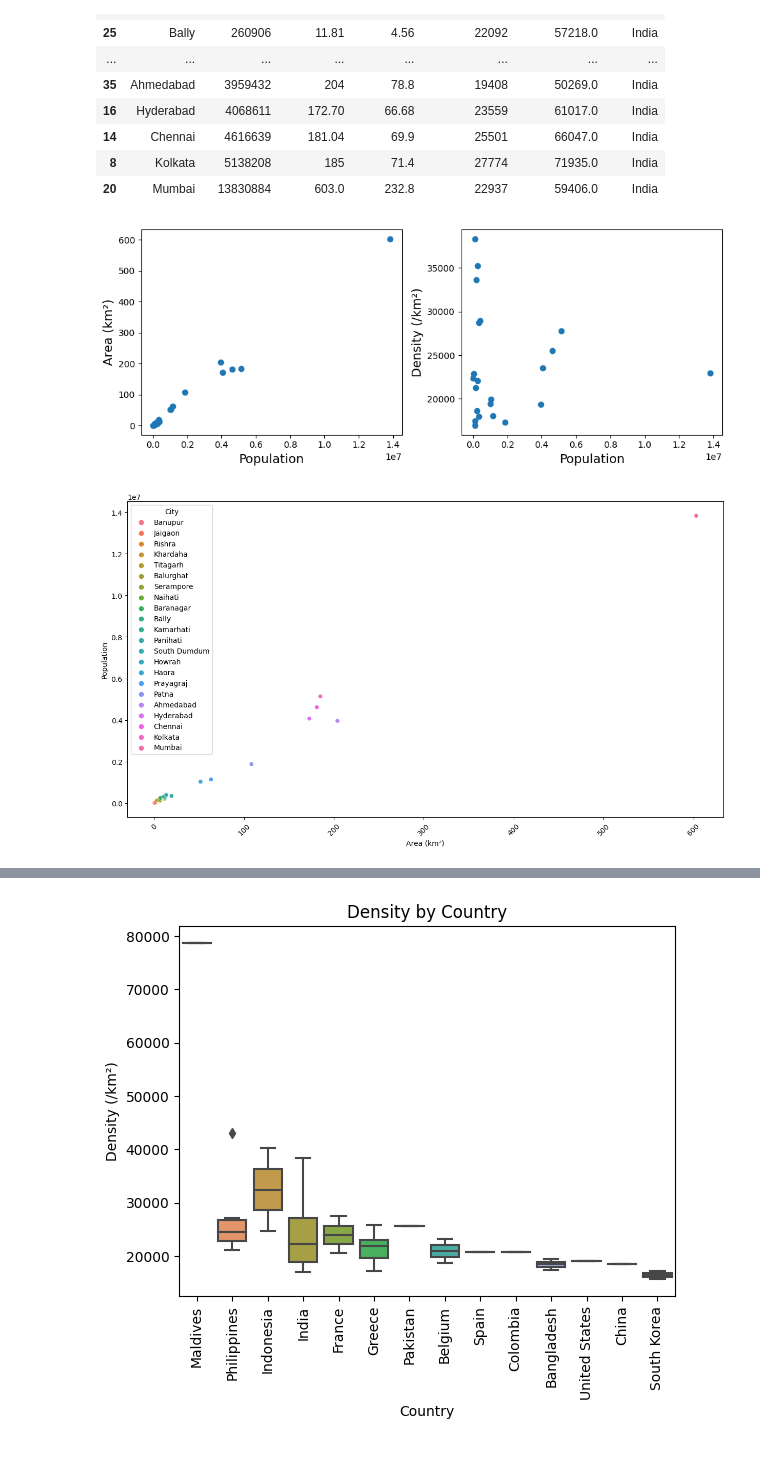
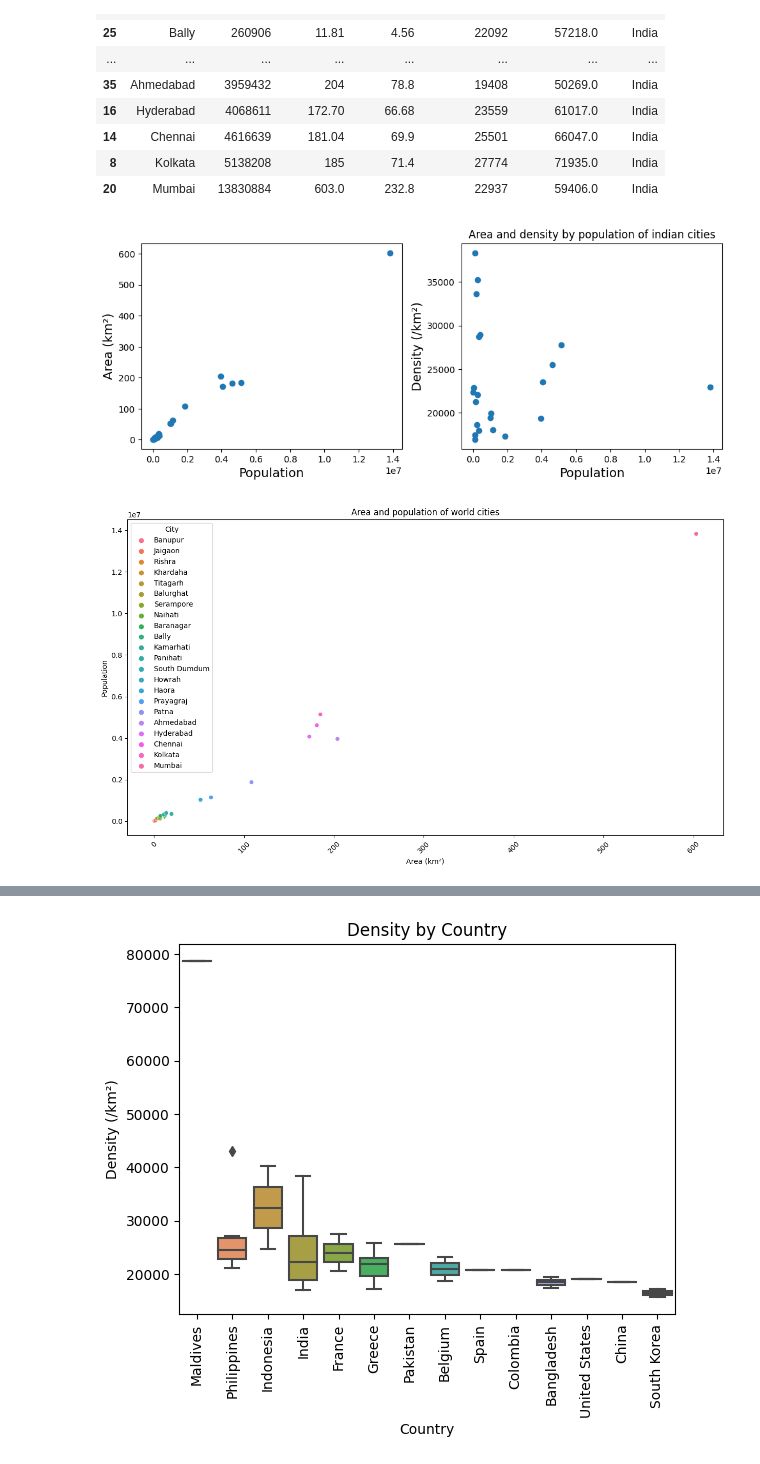
Before and after one commit to ShadowproofGamer/MSiD_lista_3, a Jupyter notebook: lista3.ipynb, the cells around one changed output, grey strips where cells are left out. Saved outputs shown, nothing was run; the diff lists cells and outputs as text; code cells hidden in the pictures.

```diff
--- a/lista3.ipynb
+++ b/lista3.ipynb
@@ -214,32 +214,34 @@ df_India
 # %%
 fig, ax = plt.subplots(nrows=1, ncols=2, figsize=(10,4))
 
 df_India["Area (km²)"] = [float(num) for num in df_India["Area (km²)"]]
 
 pop = df_India["Population"]
 ar = df_India["Area (km²)"]
 dens = df_India["Density (/km²)"]
 ax[0].scatter(x=pop, y=ar)
 ax[0].set_xlabel('Population', fontsize=14)
 ax[0].set_ylabel('Area (km²)', fontsize=14)
 
 ax[1].scatter(x=pop, y=dens)
 ax[1].set_xlabel('Population', fontsize=14)
 ax[1].set_ylabel('Density (/km²)', fontsize=14)
 #ax[1].legend()
 
 fig.tight_layout()
+plt.title('Area and density by population of indian cities')
 plt.show()
 # %% [output]
-[figure, old version]
+[figure, new version]
 # %%
 import seaborn as sns
 plt.figure(figsize=(15,8))
 sns.scatterplot(x=df_India['Area (km²)'], y=df_India['Population'], hue=df_India['City'])
 plt.xticks(rotation=45)
+plt.title('Area and population of world cities')
 plt.show()
 # %% [output]
-[figure, old version]
+[figure, new version]
 # %%
 plt.figure(figsize=(15,8))
 sns.scatterplot(x=df_India["Density (/km²)"], y=df_India['Population'], hue=df_India['City'])
```
Also changed, not shown: parts of 16 cells of this notebook.
